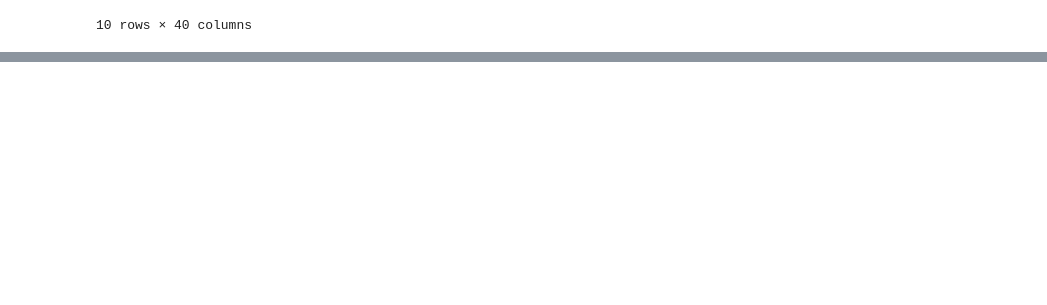
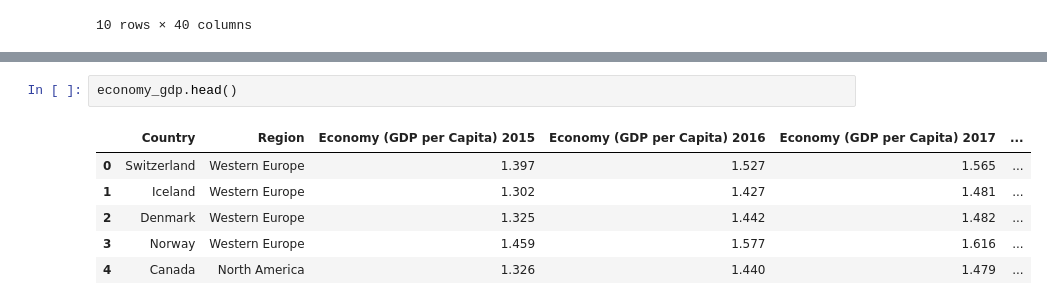
Before and after one commit to Alvin1359/world-happiness-report, a Jupyter notebook: Data Cleanup.ipynb, the cells around one changed output, grey strips where cells are left out. Drawn from its saved outputs; the diff is of its cells as text; blank space fills up the shorter version.

```diff
--- a/Data Cleanup.ipynb
+++ b/Data Cleanup.ipynb
@@ -138,0 +154,9 @@ region_summary.mean()
+# %%
+economy_gdp.head()
+# %% [output]
+|  | Country | Region | Economy (GDP per Capita) 2015 | Economy (GDP per Capita) 2016 | Economy (GDP per Capita) 2017 | ... |
+| 0 | Switzerland | Western Europe | 1.397 | 1.527 | 1.565 | ... |
+| 1 | Iceland | Western Europe | 1.302 | 1.427 | 1.481 | ... |
+| 2 | Denmark | Western Europe | 1.325 | 1.442 | 1.482 | ... |
+| 3 | Norway | Western Europe | 1.459 | 1.577 | 1.616 | ... |
+| 4 | Canada | North America | 1.326 | 1.440 | 1.479 | ... |
```
Also changed, not shown: parts of 8 cells of this notebook, 3 other files.
